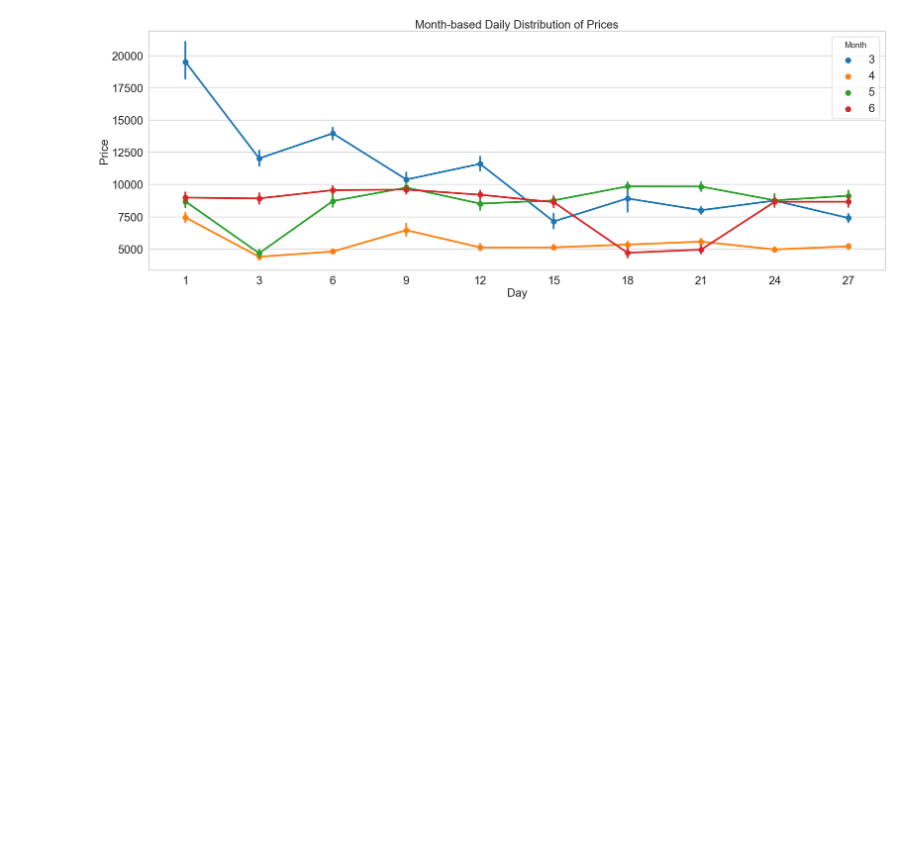
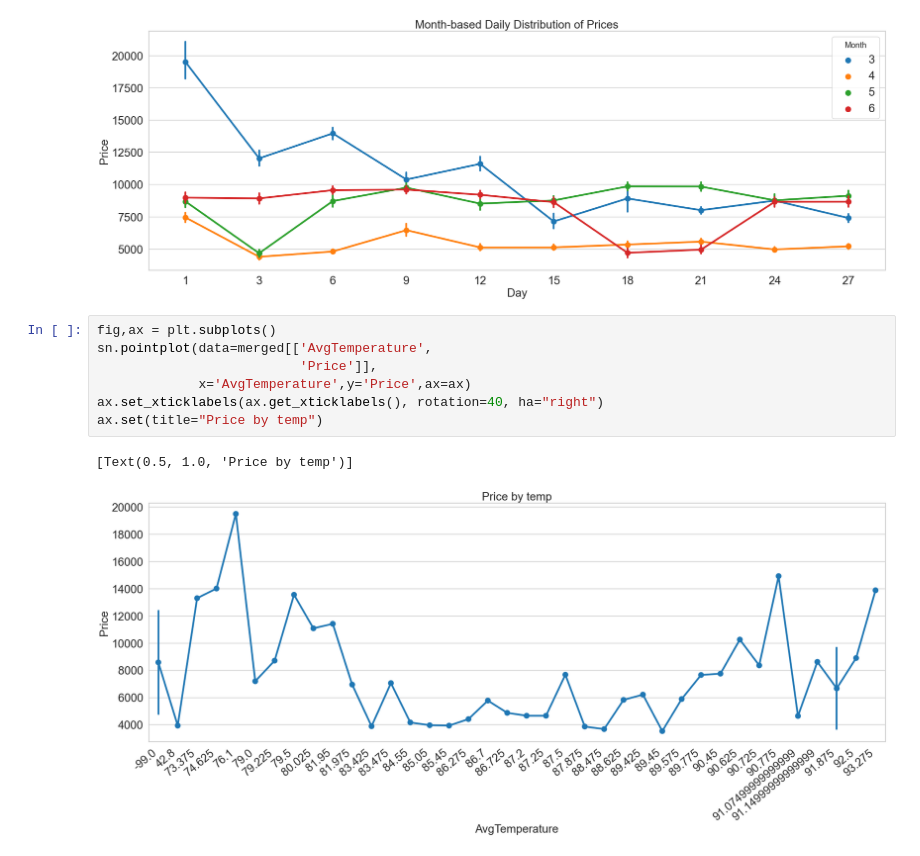
Before and after one commit to calebm00re/22ML-project2, a Jupyter notebook: Project02.ipynb, the cells around one changed output. Drawn from its saved outputs; the diff is of its cells as text; blank space fills up the shorter version.

Commit message:
final graphs added

```diff
--- a/Project02.ipynb
+++ b/Project02.ipynb
@@ -307,3 +307,13 @@ ax.set(title="Month-based Daily Distribution of Prices")
 # %% [output]
 [Text(0.5, 1.0, 'Month-based Daily Distribution of Prices')]
 [figure]
+# %%
+fig,ax = plt.subplots()
+sn.pointplot(data=merged[['AvgTemperature',
+                          'Price']],
+             x='AvgTemperature',y='Price',ax=ax)
+ax.set_xticklabels(ax.get_xticklabels(), rotation=40, ha="right")
+ax.set(title="Price by temp")
+# %% [output]
+[Text(0.5, 1.0, 'Price by temp')]
+[figure, added]
```
Also changed, not shown: parts of 2 cells of this notebook.
